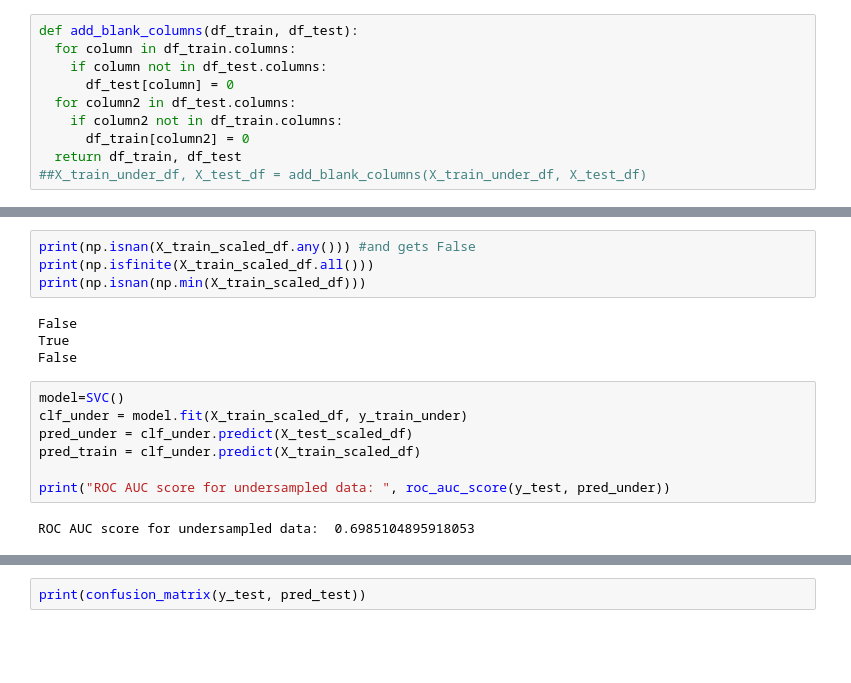
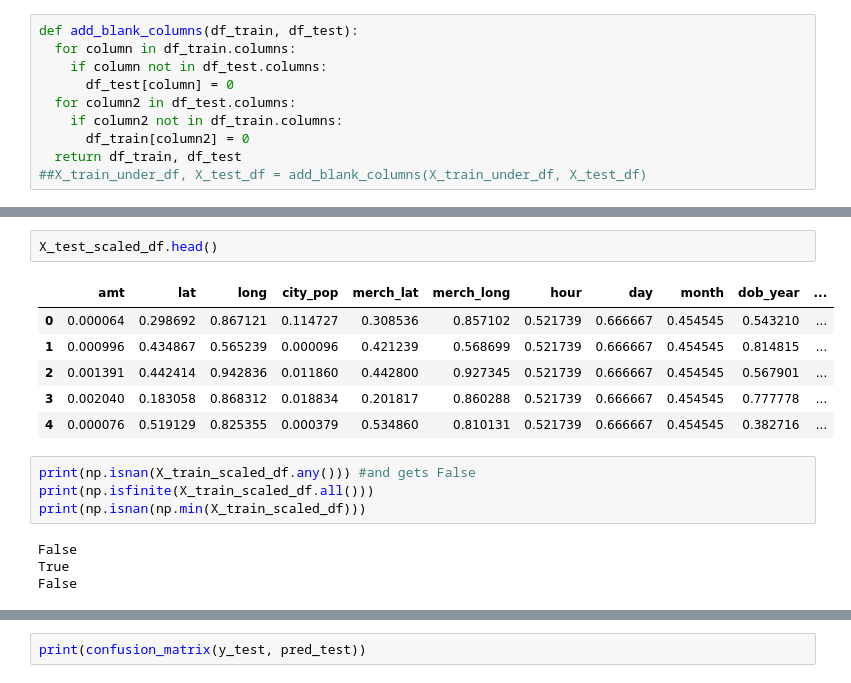
Before and after one commit to wconti27/DS4400-Final-Project-Machine-Learning-Detection-of-Credit-Card-Fraud, a Jupyter notebook: ML_Project.ipynb, the cells around one changed output, grey strips where cells are left out. Cells and saved outputs as stored; diff of their text form; blank space fills up the shorter version.

```diff
--- a/ML_Project.ipynb
+++ b/ML_Project.ipynb
@@ -241,3 +255,12 @@ X_train_scaled_df, X_test_scaled_df = normalize_features(X_train_under_df, X_tes
+# %%
+X_test_scaled_df.head()
+# %% [output]
+|  | amt | lat | long | city_pop | merch_lat | merch_long | hour | day | month | dob_year | ... |
+| 0 | 0.000064 | 0.298692 | 0.867121 | 0.114727 | 0.308536 | 0.857102 | 0.521739 | 0.666667 | 0.454545 | 0.543210 | ... |
+| 1 | 0.000996 | 0.434867 | 0.565239 | 0.000096 | 0.421239 | 0.568699 | 0.521739 | 0.666667 | 0.454545 | 0.814815 | ... |
+| 2 | 0.001391 | 0.442414 | 0.942836 | 0.011860 | 0.442800 | 0.927345 | 0.521739 | 0.666667 | 0.454545 | 0.567901 | ... |
+| 3 | 0.002040 | 0.183058 | 0.868312 | 0.018834 | 0.201817 | 0.860288 | 0.521739 | 0.666667 | 0.454545 | 0.777778 | ... |
+| 4 | 0.000076 | 0.519129 | 0.825355 | 0.000379 | 0.534860 | 0.810131 | 0.521739 | 0.666667 | 0.454545 | 0.382716 | ... |
 # %%
 print(np.isnan(X_train_scaled_df.any())) #and gets False
 print(np.isfinite(X_train_scaled_df.all()))
@@ -246,12 +269,3 @@ print(np.isnan(np.min(X_train_scaled_df)))
 False
 True
 False
-# %%
-model=SVC()
-clf_under = model.fit(X_train_scaled_df, y_train_under)
-pred_under = clf_under.predict(X_test_scaled_df)
-pred_train = clf_under.predict(X_train_scaled_df)
-
-print("ROC AUC score for undersampled data: ", roc_auc_score(y_test, pred_under))
-# %% [output]
-ROC AUC score for undersampled data:  0.6985104895918053
```
Also changed, not shown: parts of 15 cells of this notebook.
